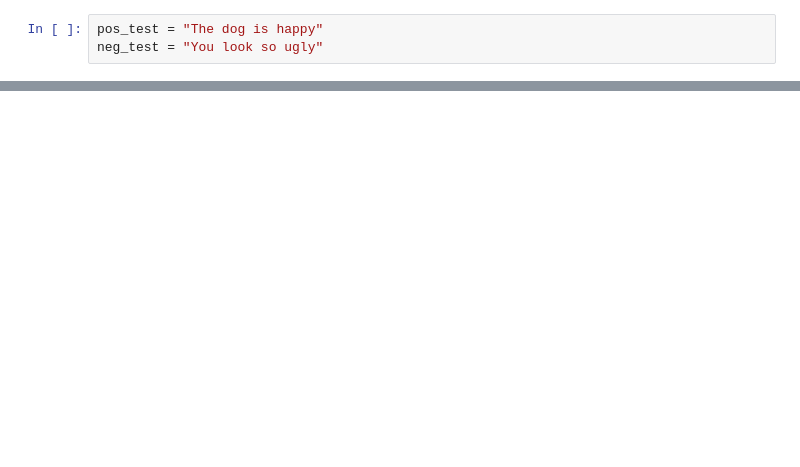
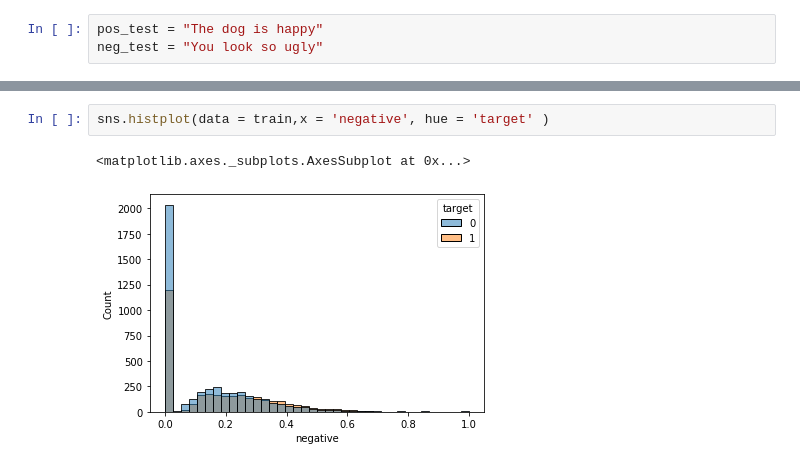
Before and after one commit to tejasph/disaster_tweets, a Jupyter notebook: nlp-trial-a.ipynb, the cells around one changed output, grey strips where cells are left out. Drawn from its saved outputs; the diff is of its cells as text; blank space fills up the shorter version.

```diff
--- a/nlp-trial-a.ipynb
+++ b/nlp-trial-a.ipynb
@@ -118,0 +199,5 @@ sid.polarity_scores(neg_test)
+# %%
+sns.histplot(data = train,x = 'negative', hue = 'target' )
+# %% [output]
+<matplotlib.axes._subplots.AxesSubplot at 0x...>
+[figure, added]
```
Also changed, not shown: parts of 26 cells of this notebook.
